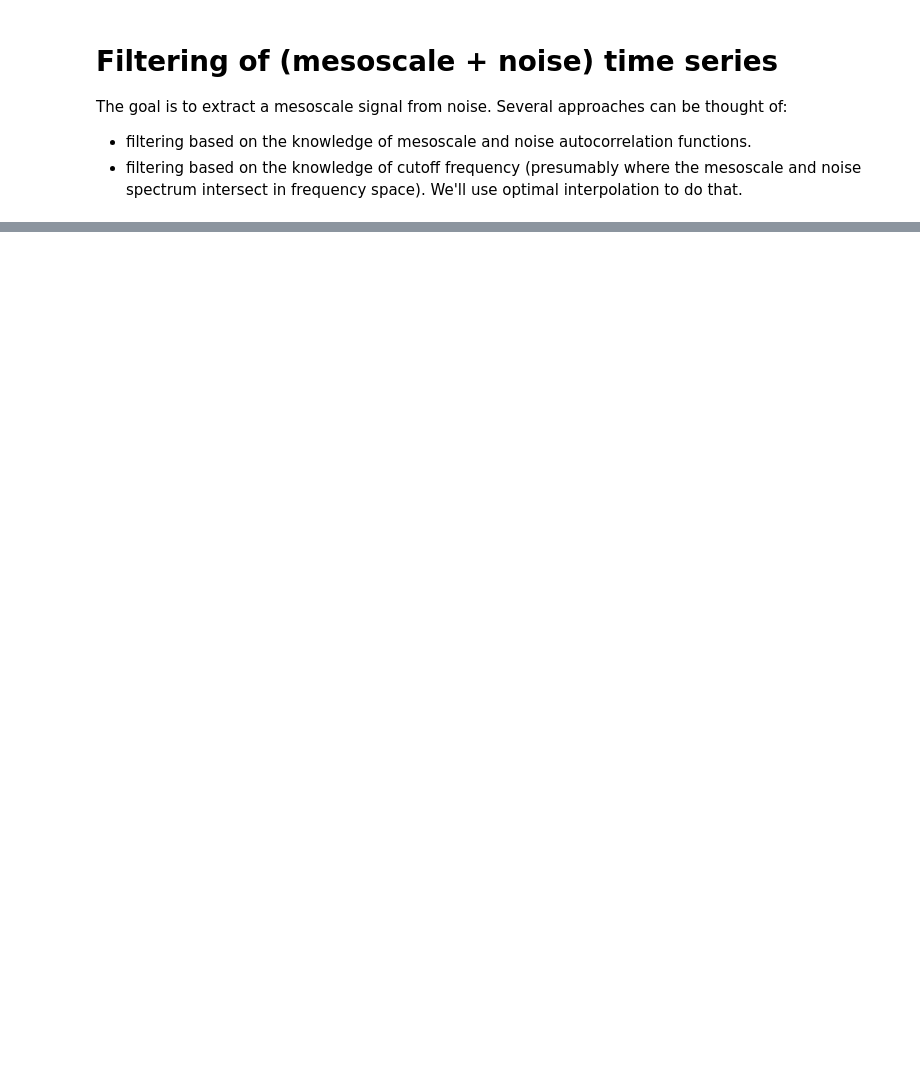
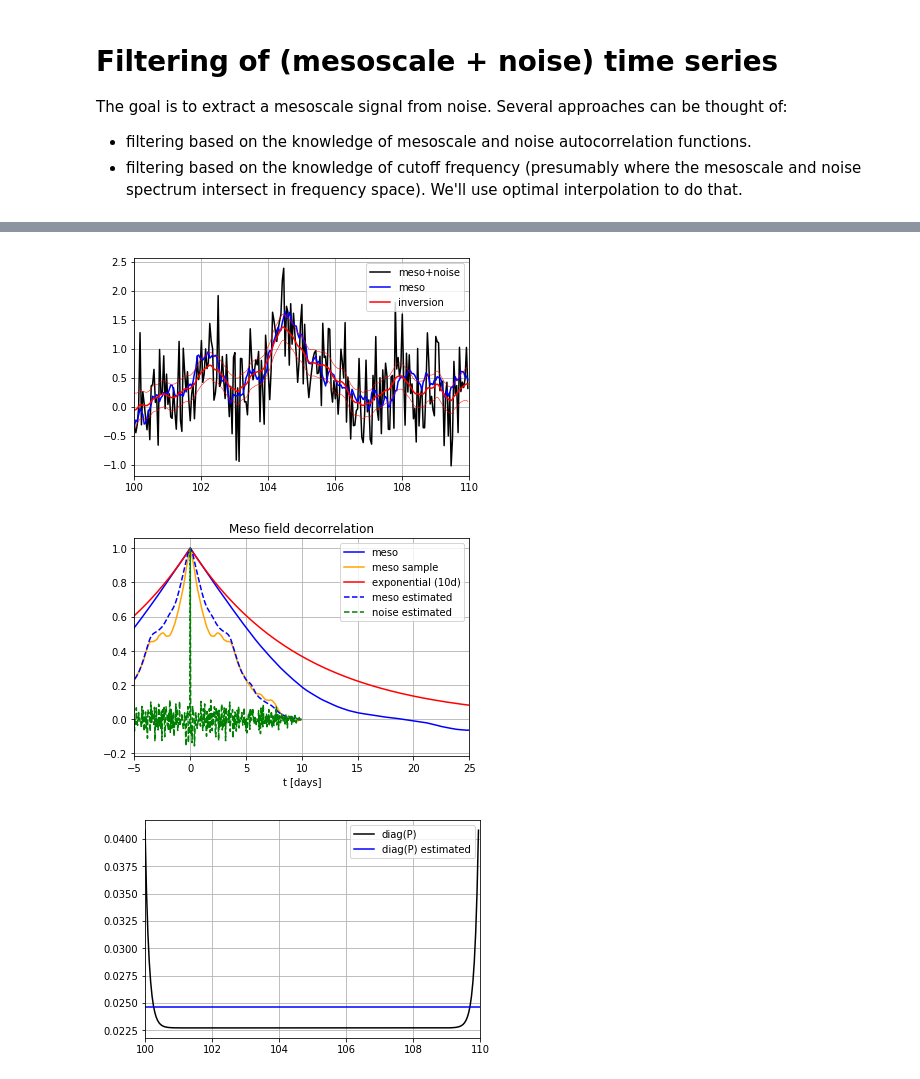
Before and after one commit to apatlpo/itide_filtering, a Jupyter notebook: meso_OI.ipynb, the cells around one changed output, grey strips where cells are left out. Saved outputs shown, nothing was run; the diff lists cells and outputs as text; code cells hidden in the pictures; blank space fills up the shorter version.

Commit message:
Cleaning up of meso_OI.ipynb

```diff
--- a/meso_OI.ipynb
+++ b/meso_OI.ipynb
@@ -202 +235,79 @@ plt.show()
+# %%
+#
+# select a smaller time window and filter data
+#
+
+#
+t0 = 100.
+Twin = 10.
+iwin = np.where((t>=t0)&(t<t0+Twin))[0]
+
+# generate the sliding window
+dt = t[1]-t[0]
+twin = np.arange(-Twin*.5,Twin*.5,dt)
+T1, T2 = np.meshgrid(twin,twin)
+
+# setup the linear operator
+E = np.eye(twin.size)
+
+# prescribe covariance matrices
+#Rxx = np.exp(-((T1-T2)/5.)**2) * eta_meso.std()**2 # gaussian
+Rxx = np.exp(-np.abs((T1-T2)/10.)) * eta_meso.std()**2 # exponential
+Rnn = np.eye(twin.size) * (noise.std())**2
+
+# perform the smoothing
+M = np.dot(E,np.dot(Rxx,E.T)) + Rnn
+leta = eta[iwin,None]
+x_tilde = Rxx.dot(np.dot(E.T,np.linalg.solve(M,leta)))
+n_tilde = leta - np.dot(E,x_tilde)
+P = np.diag( Rxx - np.dot(Rxx, np.dot(E.T, np.dot( np.linalg.inv(M), np.dot(E,Rxx) ) ) ) )
+
+# plot time series
+off=0.1
+plt.figure()
+plt.plot(t[iwin],leta,'k',label='meso+noise')
+plt.plot(t[iwin],eta_meso[iwin],'b',label='meso')
+plt.plot(t[iwin],x_tilde,'r',label='inversion')
+plt.plot(t[iwin],x_tilde[:,0] + 1.5*np.sqrt(P),'r-',lw=.5)
+plt.plot(t[iwin],x_tilde[:,0] - 1.5*np.sqrt(P),'r-',lw=.5)
+plt.grid()
+plt.legend()
+plt.xlim((t0,t0+Twin))
+plt.show()
+
+# recompute covariances
+lRxx_true, llags = get_autocor(eta_meso[iwin,None],t[iwin,None])
+lRxx, llags = get_autocor(x_tilde,t[iwin,None])
+lRnn, llags = get_autocor(n_tilde,t[iwin,None])
+
+fig = plt.figure()
+ax=plt.subplot(111)
+plt.plot(lags,C_meso,'b',label='meso')
+plt.plot(llags,lRxx_true,'orange',label='meso sample')
+plt.plot(lags,np.exp(-np.abs(lags/10.)),'r',label='exponential (10d)')
+plt.plot(llags,lRxx,'b--',label='meso estimated')
+plt.plot(llags,lRnn,'g--',label='noise estimated')
+plt.xlim((-5.,25.))
+plt.grid()
+plt.xlabel('t [days]')
+plt.title('Meso field decorrelation')
+plt.legend(loc=1)
+plt.show()
+
+# check variance about truth
+P_true = np.std( x_tilde[:,0]-eta_meso[iwin] )**2
+
+fig = plt.figure()
+ax=plt.subplot(111)
+#plt.plot(t[iwin],x_tilde[:,0]-eta_meso[iwin])
+plt.plot(t[iwin],P,'k',label='diag(P)')
+plt.axhline(y=P_true,color='b',label='diag(P) estimated')
+plt.grid()
+plt.legend()
+plt.xlim((t0,t0+Twin))
+plt.show()
+# %% [output]
+[figure, added]
+[figure, added]
+[figure, added]
 # %%
```
Also changed, not shown: parts of 17 cells of this notebook.
